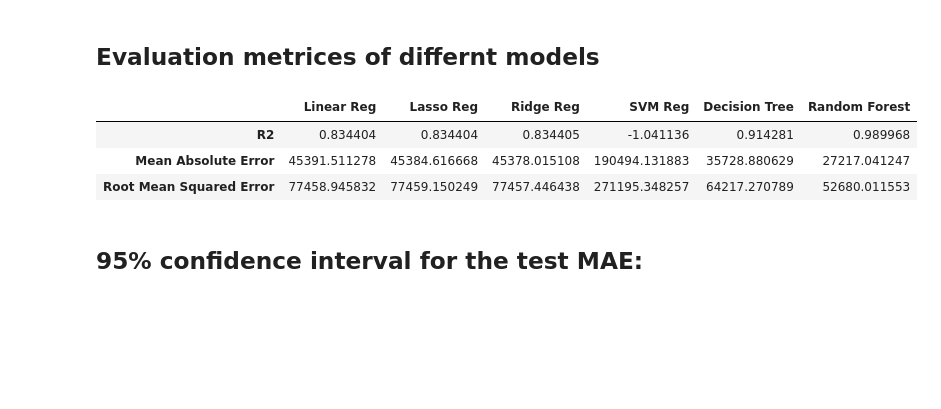
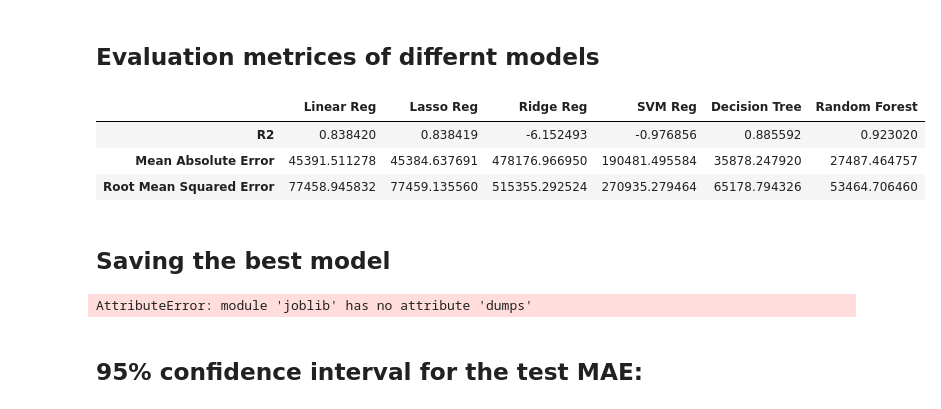
Before and after one commit to pandeysudip/housing-price, a Jupyter notebook: 4. model_building.ipynb, the cells around one changed output. Cells and saved outputs as stored; diff of their text form; code cells hidden in the pictures; blank space fills up the shorter version.

Commit message:
saving best model

```diff
--- a/4. model_building.ipynb
+++ b/4. model_building.ipynb
@@ -610,7 +611,7 @@ parameters = [{'n_estimators':[30,60,100],
               #'max_features':[4,6,8,10]}]
 gs_rf=GridSearchCV(rf, parameters, scoring='neg_mean_absolute_error',
                    cv=5, return_train_score=True)
-gs_rf.fit(X_train, y_train)
+gs_rf.fit(scaled_X_train, y_train)
 # %% [output]
 GridSearchCV(cv=5, estimator=RandomForestRegressor(),
              param_grid=[{'max_features': [3, 6],
@@ -683,9 +684,9 @@ sorted(zip(feature_importances, col), reverse=True)
 ## Predicting on Test set
 # %%
 #Testing the model in test data
-y_pred_lr=lr.predict(X_test)     #linear
-y_pred_lrl=lrl.predict(X_test)   #lasso
-y_pred_lrr=lrr.predict(X_test)   #Ridge
-y_pred_svm=svm.predict(X_test)   #svm
-y_pred_dt=dt_b.predict(X_test)   #Dicision tree
-y_pred_rf=rf_b.predict(X_test)   #Random forest
+y_pred_lr=lr.predict(scaled_X_test)     #linear
+y_pred_lrl=lrl.predict(scaled_X_test)   #lasso
+y_pred_lrr=lrr.predict(scaled_X_test)   #Ridge
+y_pred_svm=svm.predict(scaled_X_test)   #svm
+y_pred_dt=dt_b.predict(scaled_X_test)   #Dicision tree
+y_pred_rf=rf_b.predict(scaled_X_test)   #Random forest
@@ -691,0 +695,19 @@ y_pred_rf=rf_b.predict(X_test)   #Random forest
+# %%
+#regression matrices-mean absolute error(give you the prediction error)
+lin_r2_lr=r2_score(y_test, y_pred_lr)
+print(f'The r2_score of linear regression is {lin_r2_lr}')
+
+lin_r2_lrl=r2_score(y_test, y_pred_lrl)
+print(f'The r2_score of lasso regression is {lin_r2_lrl}')
+
+lin_r2_lrr=r2_score(y_test, y_pred_lrr)
+print(f'The r2_score of Ridge regression is {lin_r2_lrr}')
+
+lin_r2_svm=r2_score(y_test, y_pred_svm)
+print(f'The r2_score of SVM regression is {lin_r2_svm}')
+
+lin_r2_dt=r2_score(y_test, y_pred_dt)
+print(f'The r2_score of decision tree regression is {lin_r2_dt}')
+
+lin_r2_rf=r2_score(y_test, y_pred_rf)
+print(f'The r2_score of random forest regression is {lin_r2_rf}')
@@ -782,20 +811,27 @@ house_value
 ## Evaluation metrices of differnt models
 # %%
 #making dataframe on evaluation metrices
-evaluation_df=pd.DataFrame({'Linear Reg':[lr_r2,lin_mae_lr,lin_rmse_lr],
-                           'Lasso Reg':[lrl_r2,lin_mae_lrl,lin_rmse_lrl],
-                            'Ridge Reg':[lrr_r2,lin_mae_lrr,lin_rmse_lrr],
-                            'SVM Reg':[svm_r2,lin_mae_svm,lin_rmse_svm],
-                           'Decision Tree':[dt_tr,lin_mae_dt,lin_rmse_dt],
-                            'Random Forest':[rf_tr,lin_mae_rf,lin_rmse_rf]}
+evaluation_df=pd.DataFrame({'Linear Reg':[lin_r2_lr,lin_mae_lr,lin_rmse_lr],
+                           'Lasso Reg':[lin_r2_lrl,lin_mae_lrl,lin_rmse_lrl],
+                            'Ridge Reg':[lin_r2_lrr,lin_mae_lrr,lin_rmse_lrr],
+                            'SVM Reg':[lin_r2_svm,lin_mae_svm,lin_rmse_svm],
+                           'Decision Tree':[lin_r2_dt,lin_mae_dt,lin_rmse_dt],
+                            'Random Forest':[lin_r2_rf,lin_mae_rf,lin_rmse_rf]}
                            ,index=['R2','Mean Absolute Error',
                                     'Root Mean Squared Error'])
 evaluation_df
 # %% [output]
 |  | Linear Reg | Lasso Reg | Ridge Reg | SVM Reg | Decision Tree | Random Forest |
-| R2 | 0.834404 | 0.834404 | 0.834405 | -1.041136 | 0.914281 | 0.989968 |
-| Mean Absolute Error | 45391.511278 | 45384.616668 | 45378.015108 | 190494.131883 | 35728.880629 | 27217.041247 |
-| Root Mean Squared Error | 77458.945832 | 77459.150249 | 77457.446438 | 271195.348257 | 64217.270789 | 52680.011553 |
+| R2 | 0.838420 | 0.838419 | -6.152493 | -0.976856 | 0.885592 | 0.923020 |
+| Mean Absolute Error | 45391.511278 | 45384.637691 | 478176.966950 | 190481.495584 | 35878.247920 | 27487.464757 |
+| Root Mean Squared Error | 77458.945832 | 77459.135560 | 515355.292524 | 270935.279464 | 65178.794326 | 53464.706460 |
+# %% [markdown]
+## Saving the best model
+# %%
+import joblib
+joblib.dumps(rf_b, 'model.pkl')
+# %% [output]
+AttributeError: module 'joblib' has no attribute 'dumps'
 # %% [markdown]
 ## 95% confidence interval for the test MAE:
 # %%
```
Also changed, not shown: parts of 68 cells of this notebook, 5 other files.
